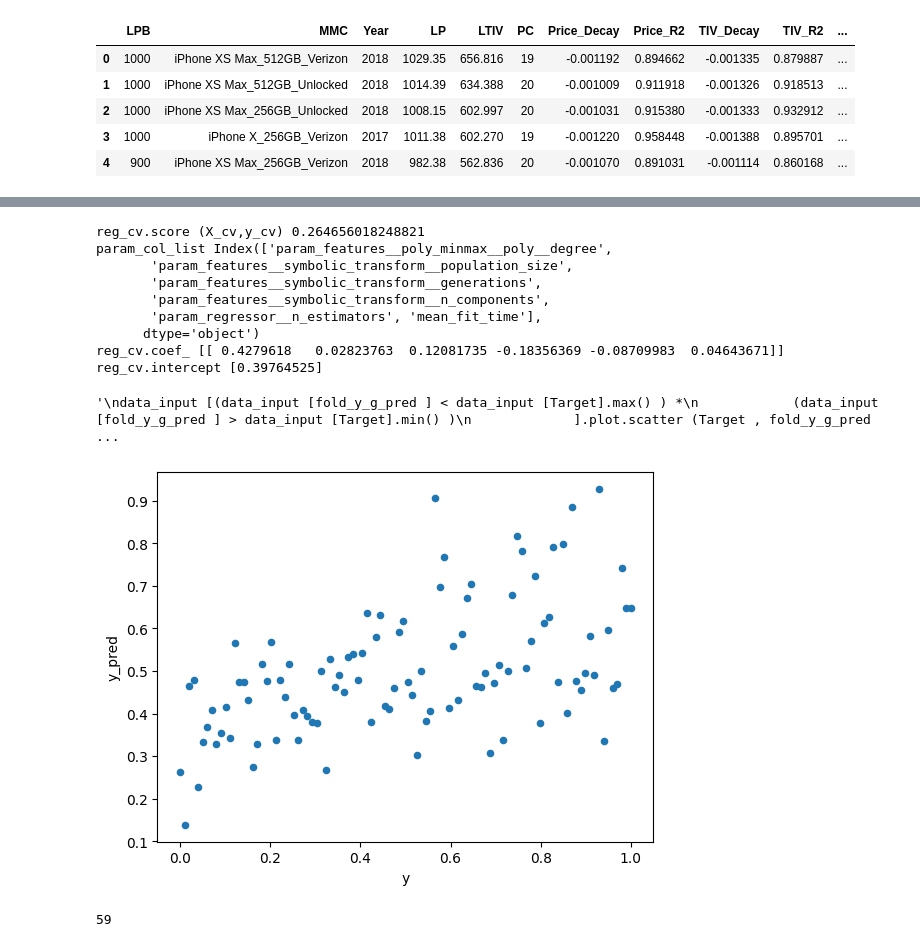
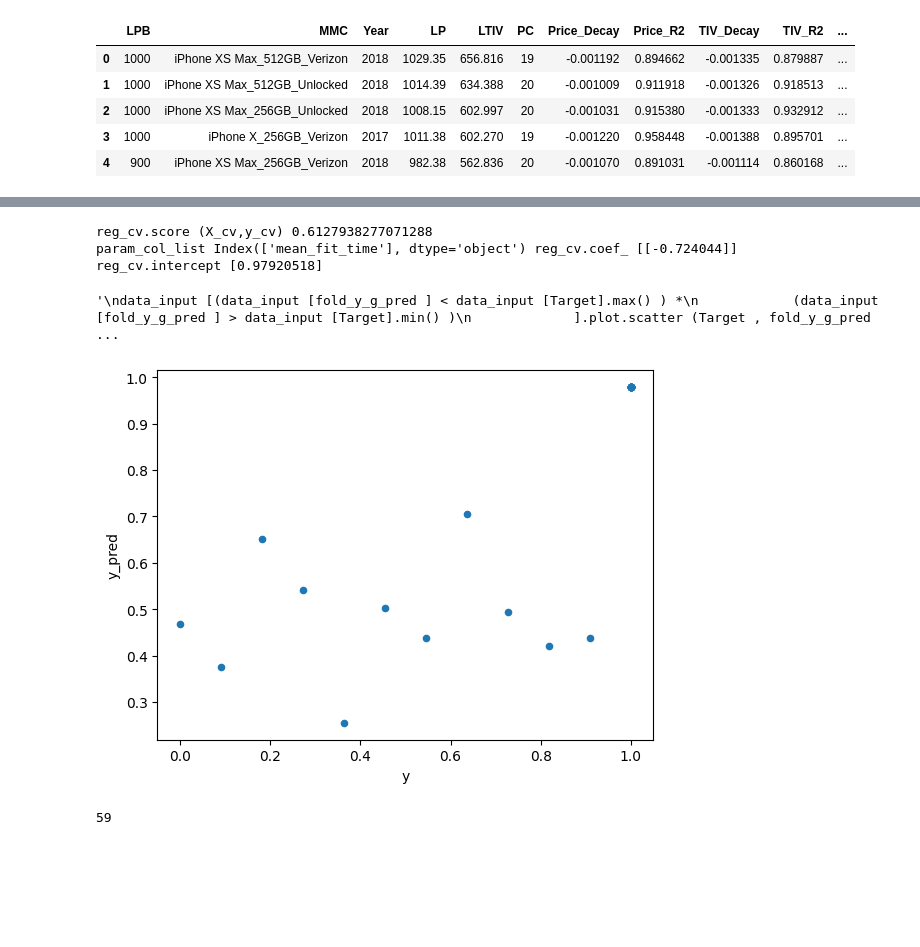
Before and after one commit to Eezzeldin/POC, a Jupyter notebook: Profit_ML_V5_run0ipynb.ipynb, the cells around one changed output, grey strips where cells are left out. Drawn from its saved outputs; the diff is of its cells as text; code cells hidden in the pictures; blank space fills up the shorter version.

```diff
--- a/Profit_ML_V5_run0ipynb.ipynb
+++ b/Profit_ML_V5_run0ipynb.ipynb
@@ -112,6 +114,10 @@ scale_features    = True
 drop_grouping_var = True
 Kfold_symbolic    = True
 
+cuttof_col_name       = "PC"
+PC_cut_off            = True
+cuttoff_threshold     = 20
+
 
 #winner
 generations=100
@@ -202,5 +208,9 @@ data_input.head()
 | 2 | 1000 | iPhone XS Max_256GB_Unlocked | 2018 | 1008.15 | 602.997 | 20 | -0.001031 | 0.915380 | -0.001333 | 0.932912 | ... |
 | 3 | 1000 | iPhone X_256GB_Verizon | 2017 | 1011.38 | 602.270 | 19 | -0.001220 | 0.958448 | -0.001388 | 0.895701 | ... |
 | 4 | 900 | iPhone XS Max_256GB_Verizon | 2018 | 982.38 | 562.836 | 20 | -0.001070 | 0.891031 | -0.001114 | 0.860168 | ... |
+# %%
+if PC_cut_off :
+   c = data_input [cuttof_col_name] >= cuttoff_threshold
+   data_input = data_input [c]
 # %%
 data_input [grouping_col] = data_input [grouping_col].astype("category")
@@ -339,0 +925,5 @@ Fitting 5 folds for each of 100 candidates, totalling 500 fits
+# %%
+for col,coef in zip (X_cv.columns , reg_cv.coef_.tolist() [0]):
+  print ('param_col_list' , col ,coef)
+  print ()
+#Rank
@@ -340,9 +1015,10 @@ Fitting 5 folds for each of 100 candidates, totalling 500 fits
 # %%
-param_col_list  = ["param_" +i for i in list (param_distributions.keys()) ]
-performance_list = ["mean_fit_time"  ,"rank_test_score" ]
+param_col_list  = []
+performance_list = ["mean_fit_time" , "rank_test_score"] #""
 cv_cols = np.concatenate ([param_col_list ,  performance_list ]).tolist()
 
 cv_df = pd.DataFrame (random_search.cv_results_) [cv_cols]
+
 
 X_cv = cv_df.iloc [:,:-1]
 y_cv = cv_df.iloc [:,-1]
@@ -353,52 +1029,48 @@ y_cv_scaler = MinMaxScaler ()
 X_cv_scaled = X_cv_scaler.fit_transform (X_cv)
 y_cv_scaled = y_cv_scaler.fit_transform (y_cv.values.reshape (-1,1))
 
+
 reg_cv = LinearRegression ()
 reg_cv.fit (X_cv_scaled , y_cv_scaled)
 
 y_pred_cv = reg_cv.predict (X_cv_scaled)
 
 print ('reg_cv.score (X_cv,y_cv)' , reg_cv.score (X_cv_scaled,y_cv_scaled))
+
 
 cv_df ["y"]         = y_cv_scaled
 cv_df ["y_pred"]    = y_pred_cv
 
 cv_df [(cv_df ["y_pred" ] < cv_df ["y"].max() ) *
             (cv_df ["y_pred" ] > cv_df ["y"].min() )
              ].plot.scatter ("y" , "y_pred" )
 
-print ('param_col_list' ,X_cv.columns )
-print ("reg_cv.coef_",reg_cv.coef_)
+for col,coef in zip (X_cv.columns , reg_cv.coef_): print ('param_col_list' ,X_cv.columns  , "reg_cv.coef_",reg_cv.coef_)
+
 print ("reg_cv.intercept",reg_cv.intercept_)
 
 
 '''
 fig, ax = plt.subplots()
 
 ax.scatter(y_cv,y_pred_cv)
 #ax.plot([i for i in range (y.shape [0]) ],  ,color ="green")
 plt.show()
 
 print ("reg_cv.coef_",reg_cv.coef_)
 '''
 
 '''
 data_input [(data_input [fold_y_g_pred ] < data_input [Target].max() ) *
             (data_input [fold_y_g_pred ] > data_input [Target].min() )
              ].plot.scatter (Target , fold_y_g_pred )
 '''
 # %% [output]
-reg_cv.score (X_cv,y_cv) 0.264656018248821
-param_col_list Index(['param_features__poly_minmax__poly__degree',
-       'param_features__symbolic_transform__population_size',
-       'param_features__symbolic_transform__generations',
-       'param_features__symbolic_transform__n_components',
-       'param_regressor__n_estimators', 'mean_fit_time'],
-      dtype='object')
-reg_cv.coef_ [[ 0.4279618   0.02823763  0.12081735 -0.18356369 -0.08709983  0.04643671]]
-reg_cv.intercept [0.39764525]
+reg_cv.score (X_cv,y_cv) 0.6127938277071288
+param_col_list Index(['mean_fit_time'], dtype='object') reg_cv.coef_ [[-0.724044]]
+reg_cv.intercept [0.97920518]
 '\ndata_input [(data_input [fold_y_g_pred ] < data_input [Target].max() ) *\n            (data_input [fold_y_g_pred ] > data_input [Target].min() )\n             ].plot.scatter (Target , fold_y_g_pred ...
-[figure, old version]
+[figure, new version]
 # %%
 from scipy.stats import randint
 randint(10, 200).rvs()
```
Also changed, not shown: parts of 35 cells of this notebook.
